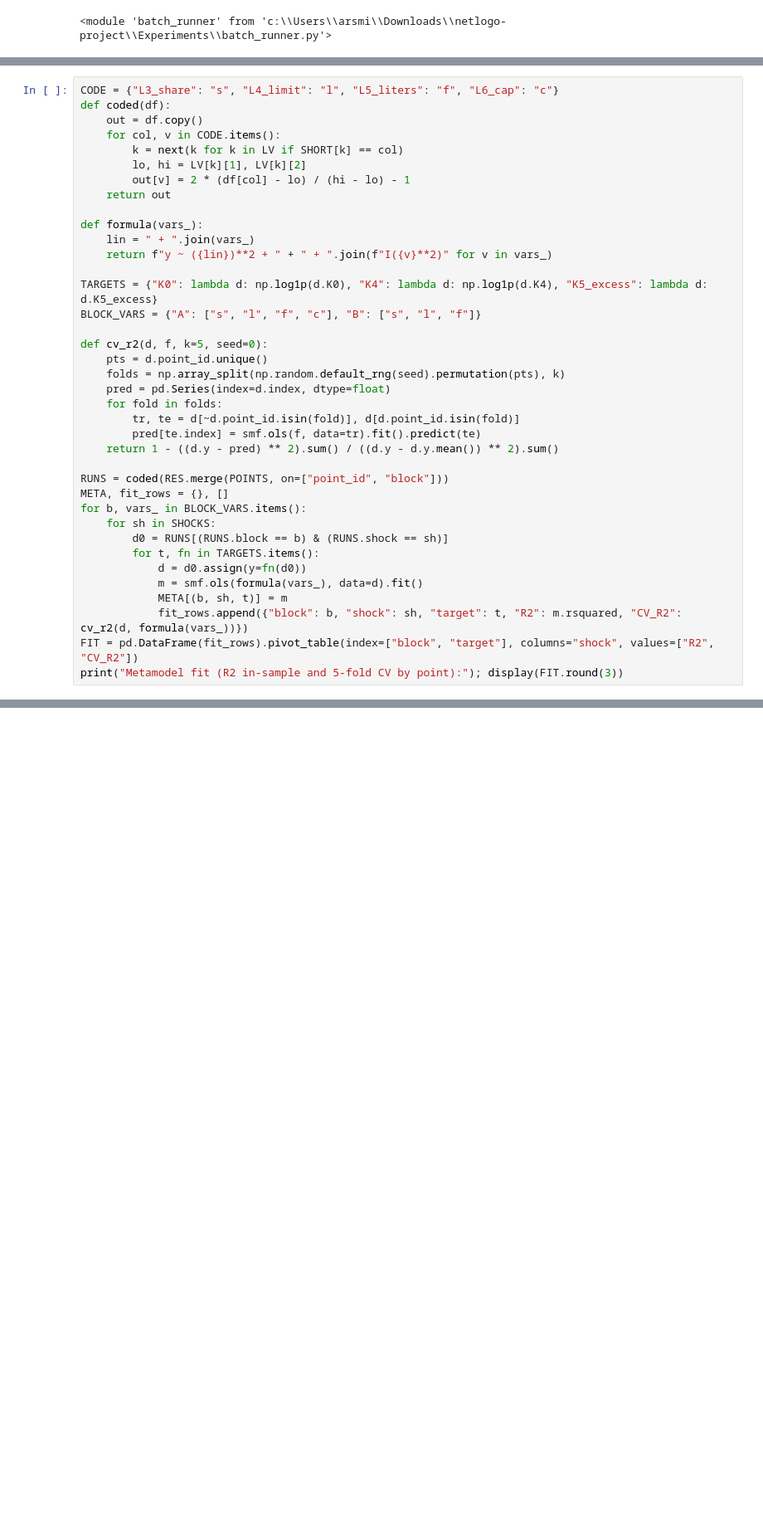
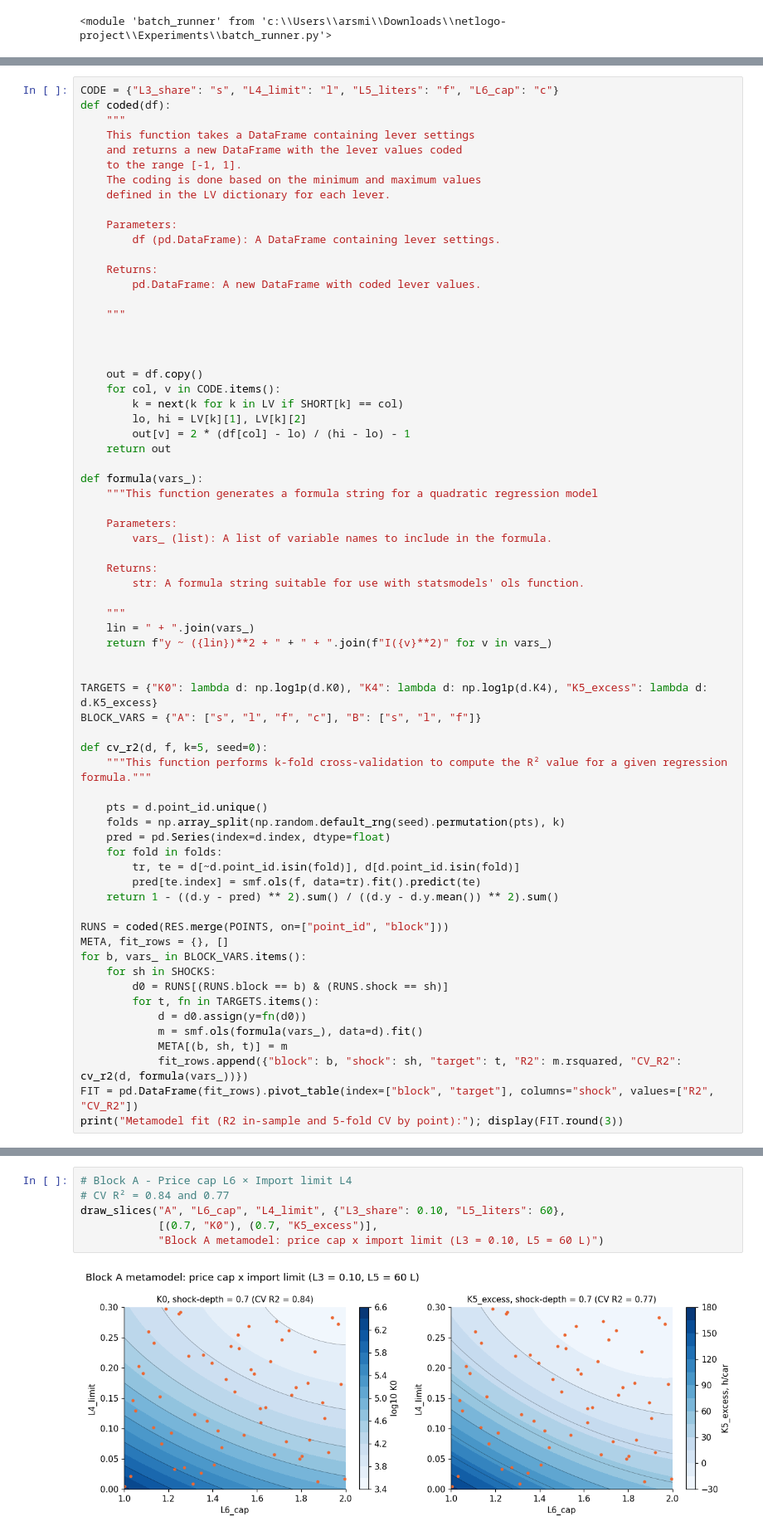
Before and after one commit to adsm1rnov/netlogo-experiment, a Jupyter notebook: 02_levels.ipynb, the cells around one changed output, grey strips where cells are left out. Shown at 83% size. Cells and saved outputs as stored; diff of their text form; blank space fills up the shorter version.

```diff
--- a/02_levels.ipynb
+++ b/02_levels.ipynb
@@ -331,6 +387,23 @@ Reference points:
 # %%
 CODE = {"L3_share": "s", "L4_limit": "l", "L5_liters": "f", "L6_cap": "c"}
 def coded(df):
+    """
+    This function takes a DataFrame containing lever settings
+    and returns a new DataFrame with the lever values coded
+    to the range [-1, 1].
+    The coding is done based on the minimum and maximum values
+    defined in the LV dictionary for each lever.
+
+    Parameters:
+        df (pd.DataFrame): A DataFrame containing lever settings.
+
+    Returns:
+        pd.DataFrame: A new DataFrame with coded lever values.
+
+    """
+
+
+
     out = df.copy()
     for col, v in CODE.items():
         k = next(k for k in LV if SHORT[k] == col)
@@ -339,13 +412,25 @@ def coded(df):
     return out
 
 def formula(vars_):
+    """This function generates a formula string for a quadratic regression model
+
+    Parameters:
+        vars_ (list): A list of variable names to include in the formula.
+
+    Returns:
+        str: A formula string suitable for use with statsmodels' ols function.
+
+    """
     lin = " + ".join(vars_)
     return f"y ~ ({lin})**2 + " + " + ".join(f"I({v}**2)" for v in vars_)
+
 
 TARGETS = {"K0": lambda d: np.log1p(d.K0), "K4": lambda d: np.log1p(d.K4), "K5_excess": lambda d: d.K5_excess}
 BLOCK_VARS = {"A": ["s", "l", "f", "c"], "B": ["s", "l", "f"]}
 
 def cv_r2(d, f, k=5, seed=0):
+    """This function performs k-fold cross-validation to compute the R² value for a given regression formula."""
+
     pts = d.point_id.unique()
     folds = np.array_split(np.random.default_rng(seed).permutation(pts), k)
     pred = pd.Series(index=d.index, dtype=float)
@@ -423,0 +594,8 @@ draw_slices("B", "L3_share", "L4_limit", {"L5_liters": 70},
+# %%
+# Block A - Price cap L6 × Import limit L4
+# CV R² = 0.84 and 0.77
+draw_slices("A", "L6_cap", "L4_limit", {"L3_share": 0.10, "L5_liters": 60},
+            [(0.7, "K0"), (0.7, "K5_excess")],
+            "Block A metamodel: price cap x import limit (L3 = 0.10, L5 = 60 L)")
+# %% [output]
+[figure, added]
```
Also changed, not shown: parts of 18 cells of this notebook.
